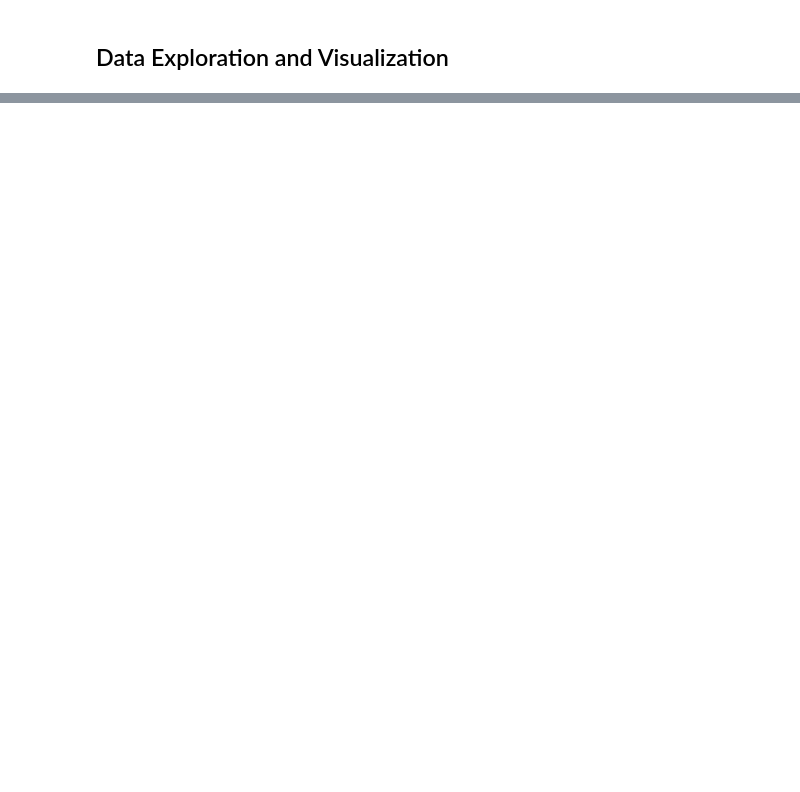
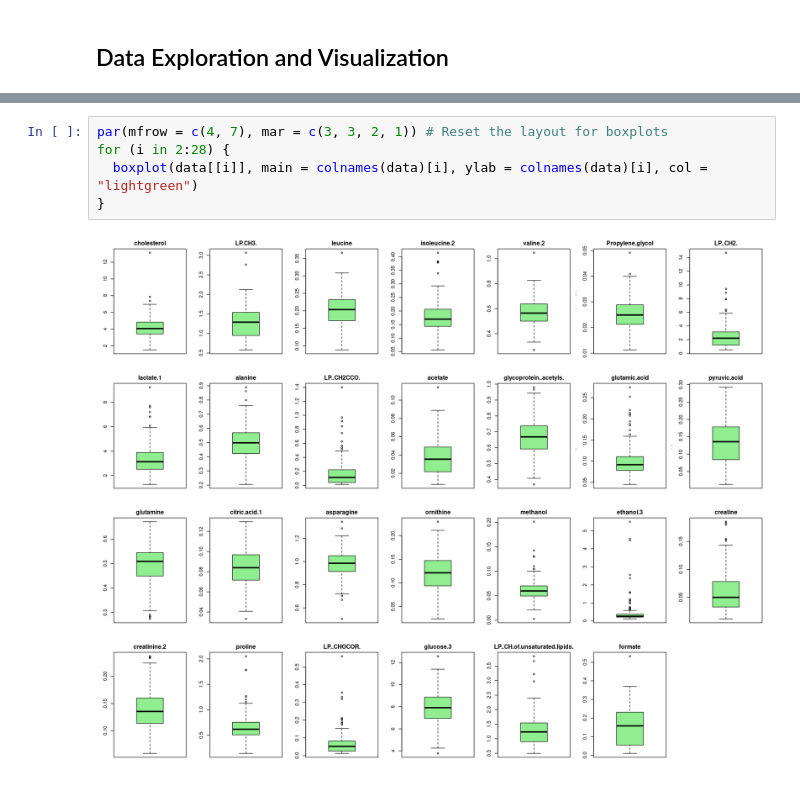
Before and after one commit to Aziza2027/Patient-data-analysis, a Jupyter notebook: analysis.ipynb, the cells around one changed output, grey strips where cells are left out. Cells and saved outputs as stored; diff of their text form; blank space fills up the shorter version.

```diff
--- a/analysis.ipynb
+++ b/analysis.ipynb
@@ -32 +117,8 @@ data <- read.csv("data.csv", header = TRUE)
+# %%
+par(mfrow = c(4, 7), mar = c(3, 3, 2, 1)) # Reset the layout for boxplots
+for (i in 2:28) {
+  boxplot(data[[i]], main = colnames(data)[i], ylab = colnames(data)[i], col = "lightgreen")
+}
+# %% [output]
+[figure, added]
 # %%
```
Also changed, not shown: parts of 19 cells of this notebook, 4 other files.
